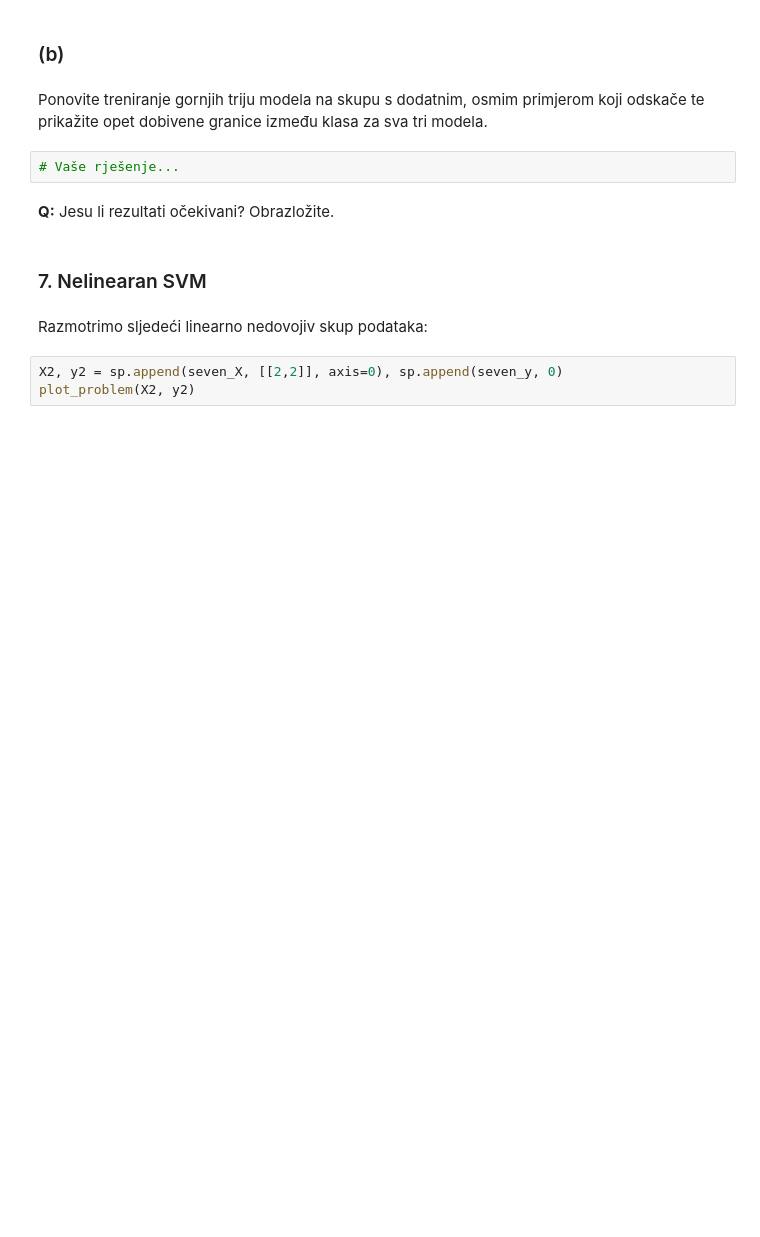
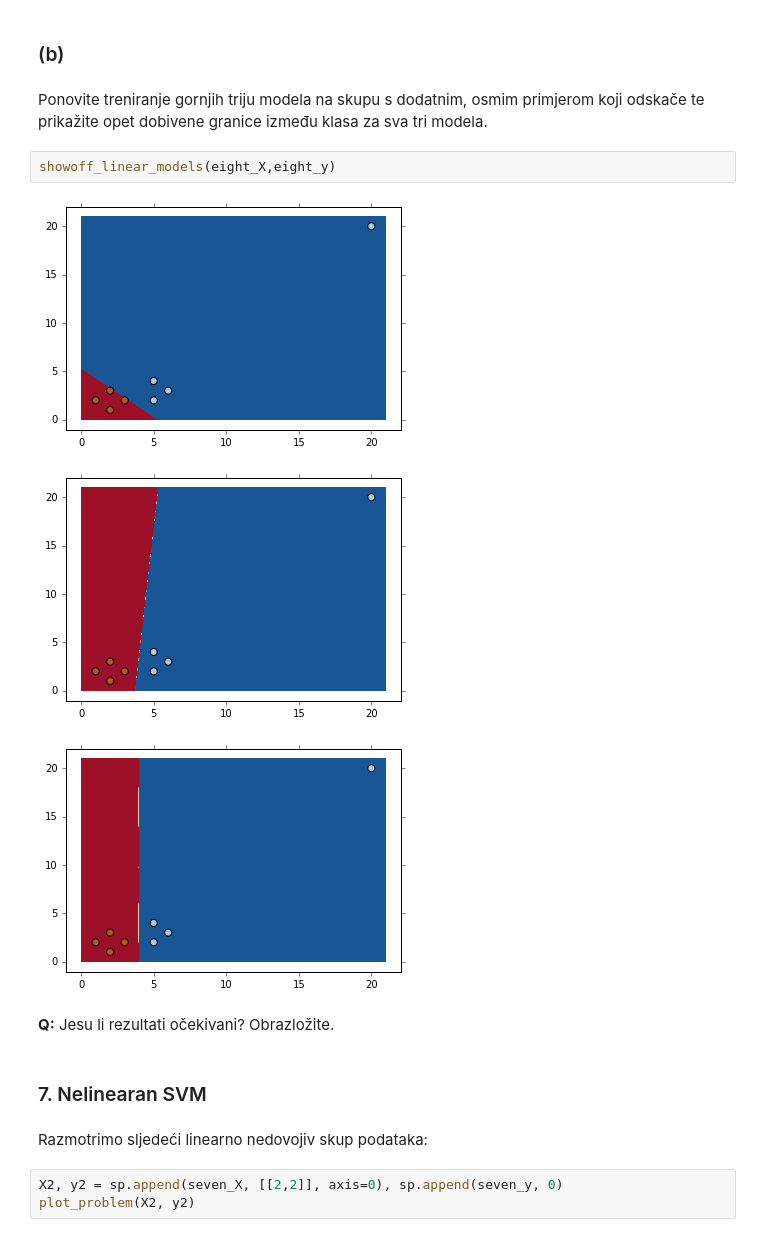
Before and after one commit to antifriz/sedmestar, a Jupyter notebook: su/lab4/SU-2015-LAB3.ipynb, the cells around one changed output. Saved outputs shown, nothing was run; the diff lists cells and outputs as text; blank space fills up the shorter version.

```diff
--- a/su/lab4/SU-2015-LAB3.ipynb
+++ b/su/lab4/SU-2015-LAB3.ipynb
@@ -420,8 +430,12 @@ from sklearn.linear_model import Perceptron, LogisticRegression
 ### (b)
 # %% [markdown]
 Ponovite treniranje gornjih triju modela na skupu s dodatnim, osmim primjerom koji odskače te prikažite opet dobivene granice između klasa za sva tri modela.
-# %%
-# Vaše rješenje...
+# %%
+showoff_linear_models(eight_X,eight_y)
+# %% [output]
+[figure, added]
+[figure, added]
+[figure, added]
 # %% [markdown]
 **Q:** Jesu li rezultati očekivani? Obrazložite.
 # %% [markdown]
```
Also changed, not shown: parts of 12 cells of this notebook.
